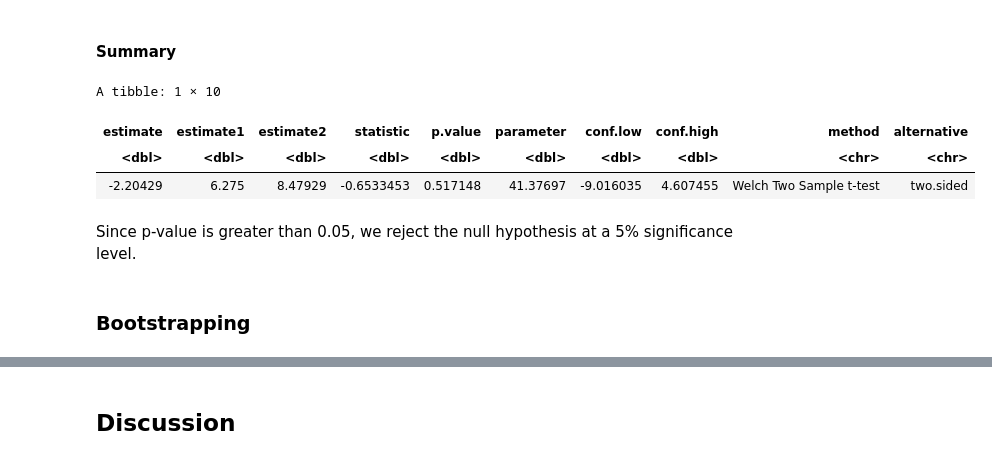
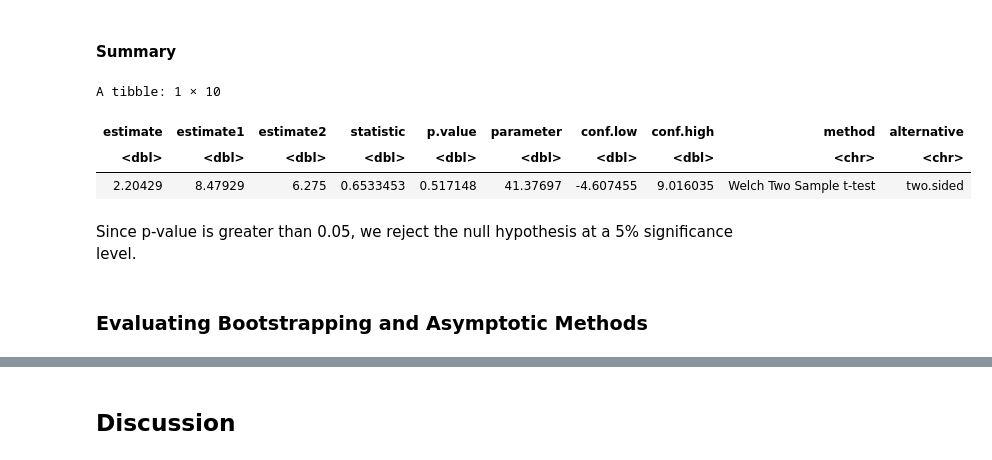
Before and after one commit to Zeeho-Lee/dsci-100-2022w2-group-36, a Jupyter notebook: Final Report.ipynb, the cells around one changed output, grey strips where cells are left out. Cells and saved outputs as stored; diff of their text form; code cells hidden in the pictures.

Commit message:
added two sample t-test and CIs

```diff
--- a/Final Report.ipynb
+++ b/Final Report.ipynb
@@ -183,26 +190,26 @@ p_value
 # %%
 feb <- forestfires %>%
     filter(month == 'feb') %>%
     select(area)
 
 aug <- forestfires %>%
     filter(month == 'aug') %>%
     select(area)
 
 answer3.3.6 <-
     tidy(
-        t.test(x = feb ,
-               y = aug,
+        t.test(x = aug ,
+               y = feb,
                mu = 0,
                alternative = "two.sided"))
 
 answer3.3.6
 # %% [output]
 A tibble: 1 × 10
 | estimate | estimate1 | estimate2 | statistic | p.value | parameter | conf.low | conf.high | method | alternative |
 | <dbl> | <dbl> | <dbl> | <dbl> | <dbl> | <dbl> | <dbl> | <dbl> | <chr> | <chr> |
-| -2.20429 | 6.275 | 8.47929 | -0.6533453 | 0.517148 | 41.37697 | -9.016035 | 4.607455 | Welch Two Sample t-test | two.sided |
+| 2.20429 | 8.47929 | 6.275 | 0.6533453 | 0.517148 | 41.37697 | -4.607455 | 9.016035 | Welch Two Sample t-test | two.sided |
 # %% [markdown]
 Since p-value is greater than 0.05, we reject the null hypothesis at a 5% significance level.
 # %% [markdown]
-### Bootstrapping
+### Evaluating Bootstrapping and Asymptotic Methods
```
Also changed, not shown: parts of 13 cells of this notebook.
